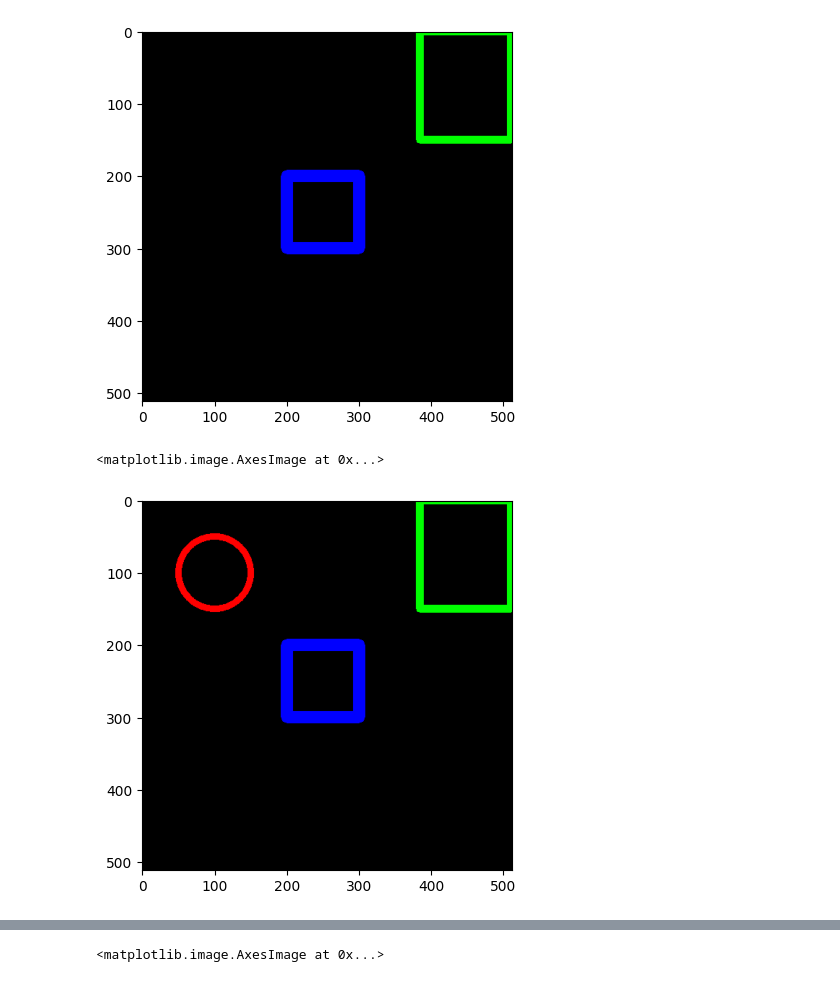
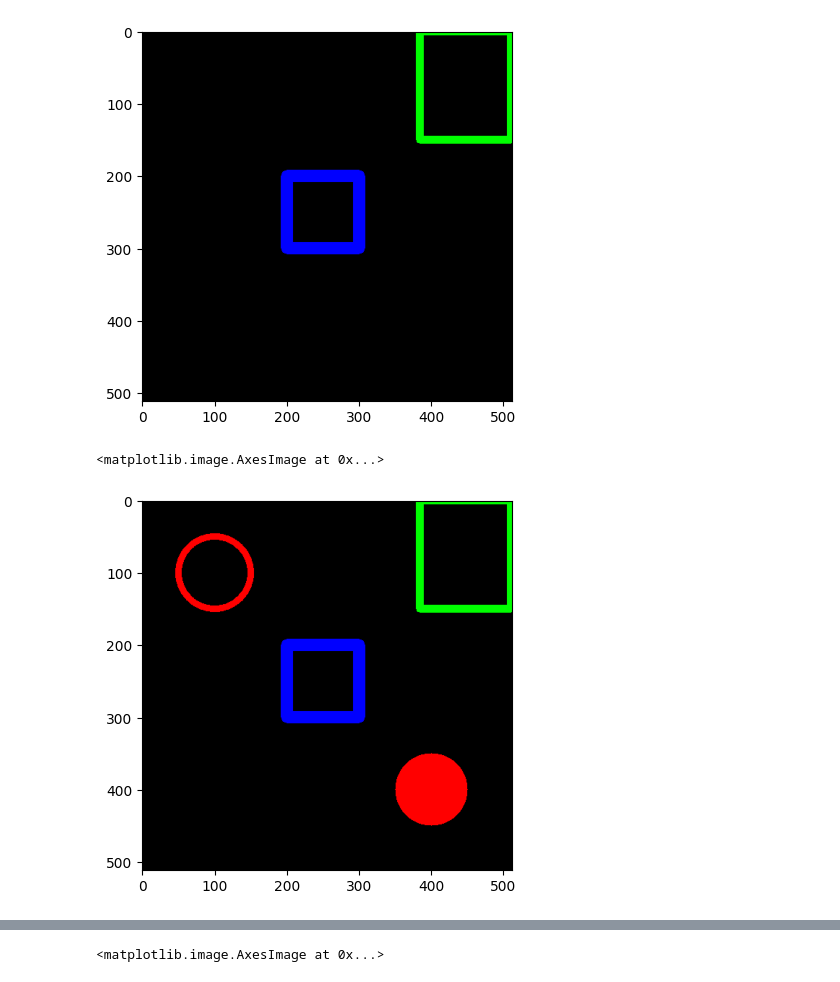
Before and after one commit to Alhamdanaaa/PCVK_Ganjil_24-25, a Jupyter notebook: week_2.ipynb, the cells around one changed output, grey strips where cells are left out. Drawn from its saved outputs; the diff is of its cells as text; code cells hidden in the pictures.

```diff
--- a/week_2.ipynb
+++ b/week_2.ipynb
@@ -71,11 +71,11 @@ plt.imshow(black_img)
 [figure]
 # %%
 cv.circle(black_img,center = (100,100), radius=50, color = (255,0,0), thickness =8)
-# cv.circle(black_img,center = (400,400), radius=0, color = (255,0,0), thickness =100)
+cv.circle(black_img,center = (400,400), radius=0, color = (255,0,0), thickness =100)
 plt.imshow(black_img)
 # %% [output]
 <matplotlib.image.AxesImage at 0x...>
-[figure, old version]
+[figure, new version]
 # %%
 cv.line(black_img, pt1=(0,0), pt2=(512,512),color=(255,255,255),thickness=5)
 plt.imshow(black_img)
```
Also changed, not shown: parts of 11 cells of this notebook.
